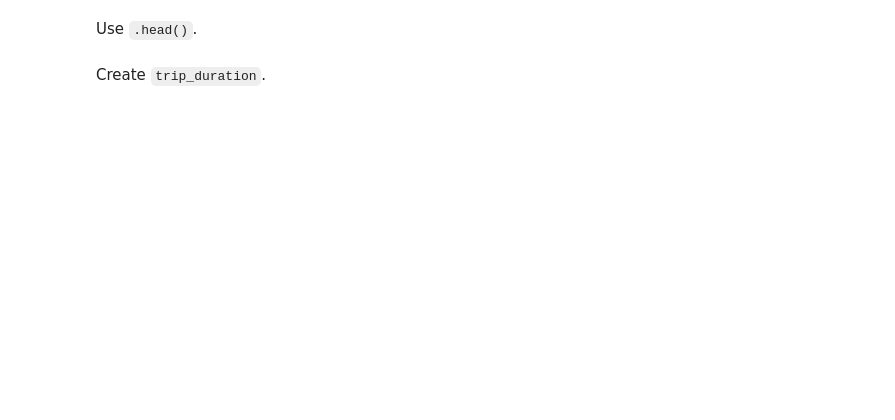
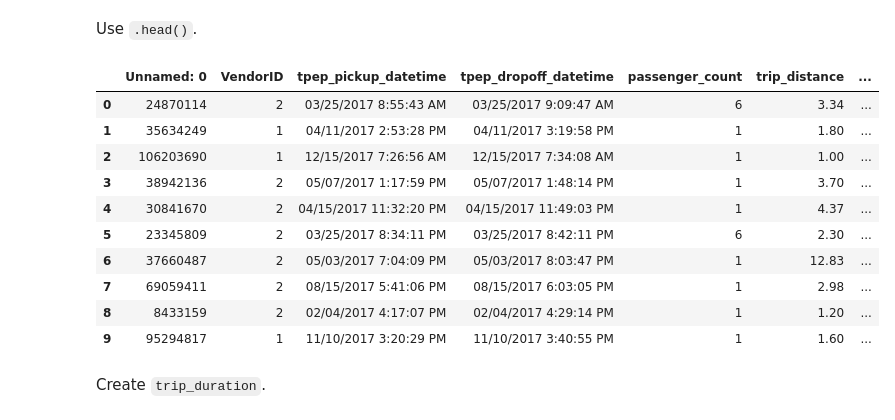
Before and after one commit to Thiraphat-DEV/TaxiTrips, a Jupyter notebook: taxi_trip.ipynb, the cells around one changed output. Drawn from its saved outputs; the diff is of its cells as text; code cells hidden in the pictures; blank space fills up the shorter version.

```diff
--- a/taxi_trip.ipynb
+++ b/taxi_trip.ipynb
@@ -21,6 +82,19 @@ Start with `.shape` and `.info()`.
 Use `.head()`.
 # %%
 # Use `.head()`
+data.head(n = 10)
 ### YOUR CODE HERE ###
+# %% [output]
+|  | Unnamed: 0 | VendorID | tpep_pickup_datetime | tpep_dropoff_datetime | passenger_count | trip_distance | ... |
+| 0 | 24870114 | 2 | 03/25/2017 8:55:43 AM | 03/25/2017 9:09:47 AM | 6 | 3.34 | ... |
+| 1 | 35634249 | 1 | 04/11/2017 2:53:28 PM | 04/11/2017 3:19:58 PM | 1 | 1.80 | ... |
+| 2 | 106203690 | 1 | 12/15/2017 7:26:56 AM | 12/15/2017 7:34:08 AM | 1 | 1.00 | ... |
+| 3 | 38942136 | 2 | 05/07/2017 1:17:59 PM | 05/07/2017 1:48:14 PM | 1 | 3.70 | ... |
+| 4 | 30841670 | 2 | 04/15/2017 11:32:20 PM | 04/15/2017 11:49:03 PM | 1 | 4.37 | ... |
+| 5 | 23345809 | 2 | 03/25/2017 8:34:11 PM | 03/25/2017 8:42:11 PM | 6 | 2.30 | ... |
+| 6 | 37660487 | 2 | 05/03/2017 7:04:09 PM | 05/03/2017 8:03:47 PM | 1 | 12.83 | ... |
+| 7 | 69059411 | 2 | 08/15/2017 5:41:06 PM | 08/15/2017 6:03:05 PM | 1 | 2.98 | ... |
+| 8 | 8433159 | 2 | 02/04/2017 4:17:07 PM | 02/04/2017 4:29:14 PM | 1 | 1.20 | ... |
+| 9 | 95294817 | 1 | 11/10/2017 3:20:29 PM | 11/10/2017 3:40:55 PM | 1 | 1.60 | ... |
 # %% [markdown]
 Create `trip_duration`.
```
Also changed, not shown: parts of 11 cells of this notebook, 1 other file.
